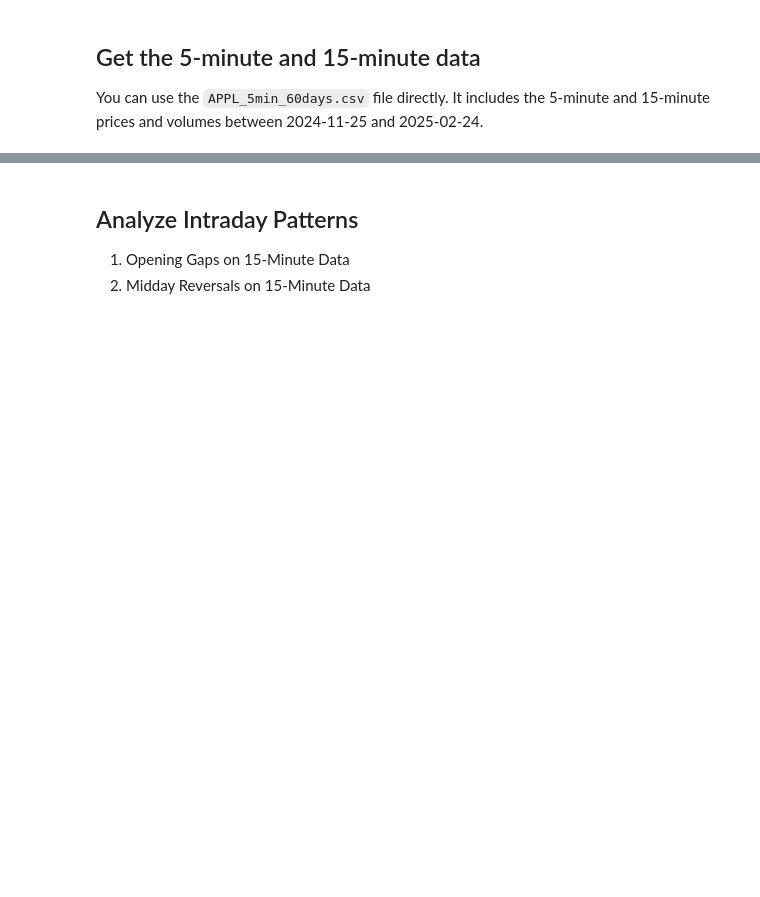
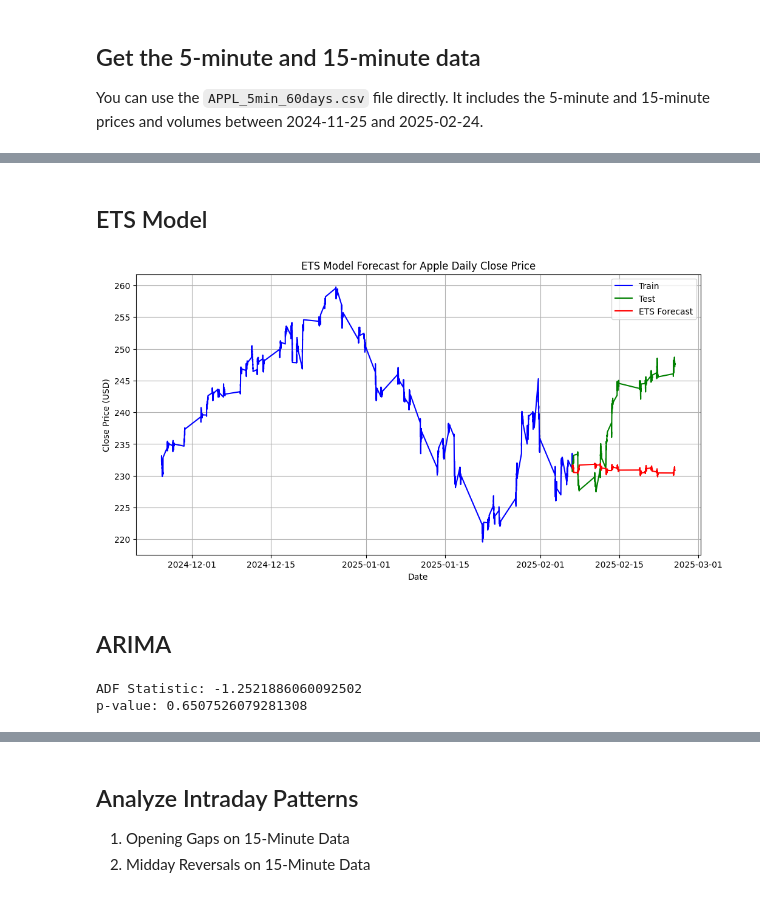
Before and after one commit to luwenkai1997/ts-stock-price-prediction, a Jupyter notebook: EDA-wenkai.ipynb, the cells around one changed output, grey strips where cells are left out. Cells and saved outputs as stored; diff of their text form; code cells hidden in the pictures; blank space fills up the shorter version.

```diff
--- a/EDA-wenkai.ipynb
+++ b/EDA-wenkai.ipynb
@@ -10,0 +62,45 @@ You can use the `APPL_5min_60days.csv` file directly. It includes the 5-minute a
+# %% [markdown]
+## ETS Model
+# %%
+# Split data into train and test sets
+train_size = int(len(data['Close']) * 0.8)
+train, test = data['Close'][:train_size], data['Close'][train_size:]
+
+from statsmodels.tsa.holtwinters import ExponentialSmoothing
+
+# Fit ETS model
+ets_model = ExponentialSmoothing(
+    train,
+    trend="add",  # Additive trend
+    seasonal="add",  # Additive seasonality (if applicable)
+    seasonal_periods=252,  # Assuming yearly seasonality (252 trading days)
+).fit()
+
+# Forecast on test data
+ets_forecast = ets_model.forecast(len(test))
+
+# Plot results
+plt.figure(figsize=(12, 6))
+plt.plot(train.index, train, label='Train', color='blue')
+plt.plot(test.index, test, label='Test', color='green')
+plt.plot(test.index, ets_forecast, label='ETS Forecast', color='red')
+plt.title('ETS Model Forecast for Apple Daily Close Price')
+plt.xlabel('Date')
+plt.ylabel('Close Price (USD)')
+plt.legend()
+plt.grid()
+plt.show()
+# %% [output]
+[figure, added]
+# %% [markdown]
+## ARIMA
+# %%
+from statsmodels.tsa.stattools import adfuller
+
+# ADF test for stationarity
+adf_result = adfuller(train)
+print(f'ADF Statistic: {adf_result[0]}')
+print(f'p-value: {adf_result[1]}')
+# %% [output]
+ADF Statistic: -1.2521886060092502
+p-value: 0.6507526079281308
```
Also changed, not shown: parts of 6 cells of this notebook.
